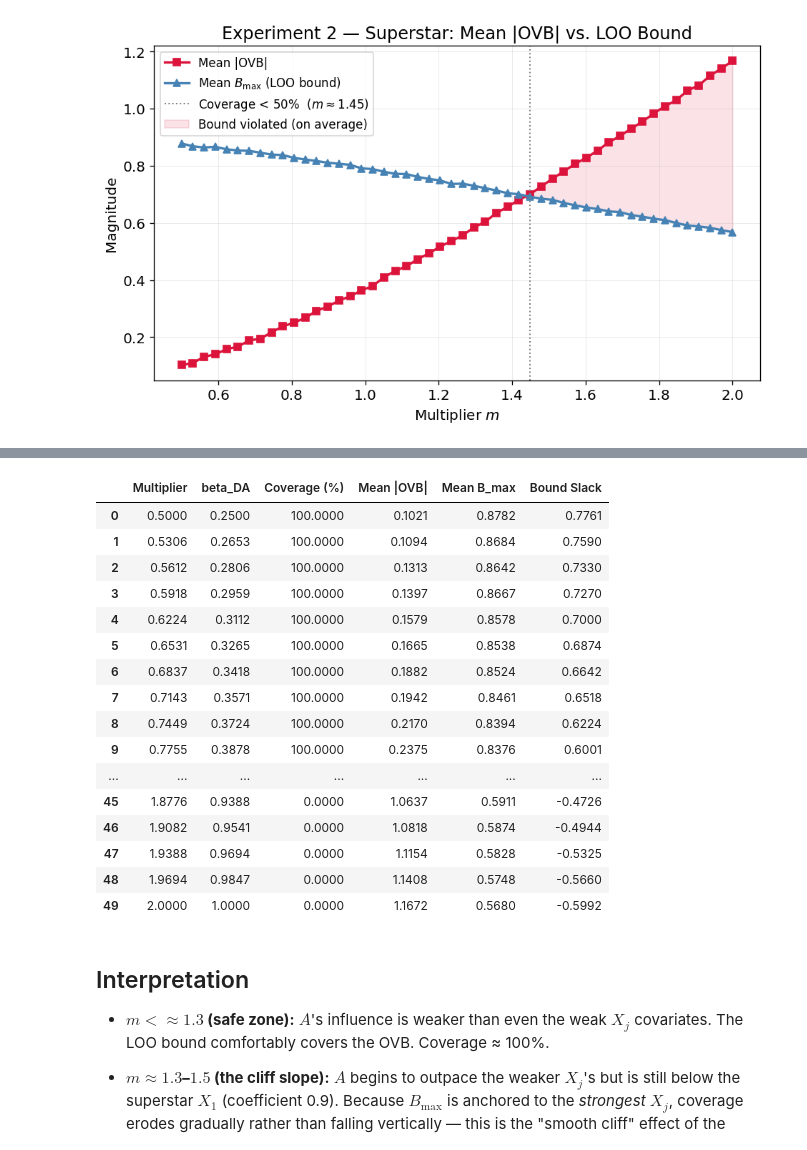
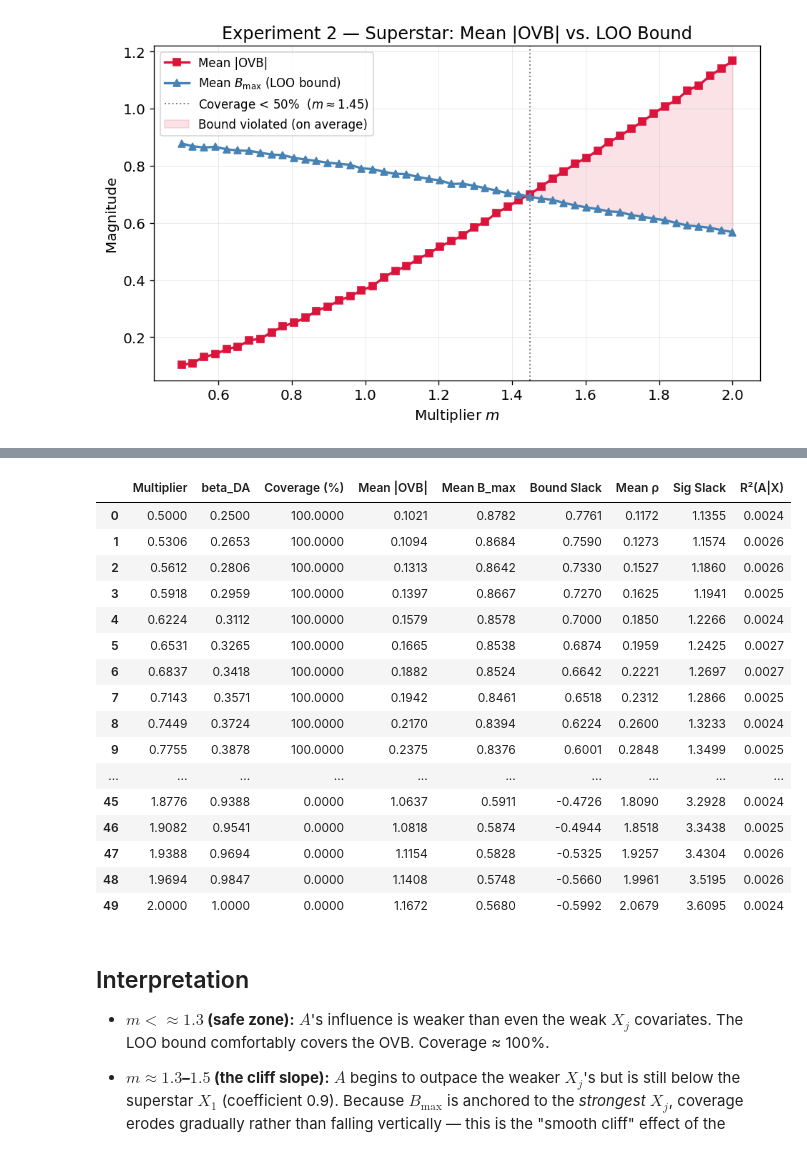
Before and after one commit to Endeville/Informal_Benchmarking, a Jupyter notebook: notebooks/experiment_02_superstar.ipynb, the cells around one changed output, grey strips where cells are left out. Drawn from its saved outputs; the diff is of its cells as text; code cells hidden in the pictures.

```diff
--- a/notebooks/experiment_02_superstar.ipynb
+++ b/notebooks/experiment_02_superstar.ipynb
@@ -55,16 +55,24 @@ coverage        = []
 mean_ovb        = []
 mean_Bmax       = []
 mean_RV         = []
+mean_rho        = []   # empirical tightness: |OVB| / B_max
+p10_rho         = []
+p90_rho         = []
+mean_sig_slack  = []   # (lower 95% CI) / B_max — headroom before significance is lost
+mean_r2_ax      = []   # God-mode: R²(A ~ X), how much of A escapes the observed proxies
 last_trial_data = {}
 
 for m_idx, multiplier in enumerate(multipliers):
     beta_da = 0.5 * multiplier
     beta_ya = 0.5 * multiplier
 
-    covered  = 0
-    ovb_vals = []
-    B_vals   = []
-    rv_vals  = []
+    covered        = 0
+    ovb_vals       = []
+    B_vals         = []
+    rv_vals        = []
+    rho_vals       = []
+    sig_slack_vals = []
+    r2_ax_vals     = []
 
     for trial in range(n_trials):
         seed = m_idx * n_trials + trial
@@ -79,6 +87,7 @@ for m_idx, multiplier in enumerate(multipliers):
 
         short_fit = sm.OLS(Y, sm.add_constant(np.column_stack([D, X]))).fit()
         tau_short = short_fit.params[1]
+        se_short  = short_fit.bse[1]
 
         loo_results, S2_full = loo_benchmark(Y, D, X)
         B_max = max(r['B'] for r in loo_results)
@@ -89,6 +98,17 @@ for m_idx, multiplier in enumerate(multipliers):
         B_vals.append(B_max)
         rv_vals.append(RV)
 
+        # Empirical tightness: fraction of the LOO budget consumed by actual bias
+        rho_vals.append(ovb / B_max if B_max > 0 else np.nan)
+
+        # Significance slack: lower 95% CI relative to the LOO budget.
+        # >1 → worst-case LOO bias can't kill significance; <0 → already insignificant.
+        lower_ci = abs(tau_short) - 1.96 * se_short
+        sig_slack_vals.append(lower_ci / B_max if B_max > 0 else np.nan)
+
+        # God-mode: how much of A's variance does X capture?
+        r2_ax_vals.append(sm.OLS(A[:, 0], sm.add_constant(X)).fit().rsquared)
+
         if ovb <= B_max:
             covered += 1
 
@@ -98,6 +118,13 @@ for m_idx, multiplier in enumerate(multipliers):
     mean_ovb.append(np.mean(ovb_vals))
     mean_Bmax.append(np.mean(B_vals))
     mean_RV.append(np.mean(rv_vals))
+    mean_rho.append(np.nanmean(rho_vals))
+    p10_rho.append(np.nanpercentile(rho_vals, 10))
+    p90_rho.append(np.nanpercentile(rho_vals, 90))
+    mean_sig_slack.append(np.nanmean(sig_slack_vals))
+    mean_r2_ax.append(np.nanmean(r2_ax_vals))
 
     print(f"m={multiplier:5.2f}  coverage={coverage[-1]:5.1f}%  "
-          f"mean|OVB|={mean_ovb[-1]:.4f}  mean B_max={mean_Bmax[-1]:.4f}  mean RV={mean_RV[-1]:.4f}")
+          f"mean|OVB|={mean_ovb[-1]:.4f}  mean B_max={mean_Bmax[-1]:.4f}  "
+          f"mean RV={mean_RV[-1]:.4f}  mean ρ={mean_rho[-1]:.3f}  "
+          f"sig_slack={mean_sig_slack[-1]:.3f}  R²(A|X)={mean_r2_ax[-1]:.4f}")
@@ -195,37 +315,42 @@ plt.show()
 # %%
 import pandas as pd
 
 df = pd.DataFrame({
     'Multiplier':   multipliers,
     'beta_DA':      0.5 * multipliers,
     'Coverage (%)': coverage,
     'Mean |OVB|':   mean_ovb,
     'Mean B_max':   mean_Bmax,
     'Bound Slack':  np.array(mean_Bmax) - np.array(mean_ovb),
+    'Mean ρ':       mean_rho,
+    'Sig Slack':    mean_sig_slack,
+    'R²(A|X)':      mean_r2_ax,
 })
 
 df = df.round(4)
 df.style.format(precision=4) \
         .background_gradient(subset=['Coverage (%)'], cmap='RdYlGn', vmin=0, vmax=100) \
-        .background_gradient(subset=['Bound Slack'],  cmap='RdYlGn', vmin=-1, vmax=1)
+        .background_gradient(subset=['Bound Slack'],  cmap='RdYlGn', vmin=-1, vmax=1) \
+        .background_gradient(subset=['Mean ρ'],       cmap='RdYlGn_r', vmin=0, vmax=1) \
+        .background_gradient(subset=['Sig Slack'],    cmap='RdYlGn', vmin=-1, vmax=2)
 # %% [output]
-|  | Multiplier | beta_DA | Coverage (%) | Mean |OVB| | Mean B_max | Bound Slack |
-| 0 | 0.5000 | 0.2500 | 100.0000 | 0.1021 | 0.8782 | 0.7761 |
-| 1 | 0.5306 | 0.2653 | 100.0000 | 0.1094 | 0.8684 | 0.7590 |
-| 2 | 0.5612 | 0.2806 | 100.0000 | 0.1313 | 0.8642 | 0.7330 |
-| 3 | 0.5918 | 0.2959 | 100.0000 | 0.1397 | 0.8667 | 0.7270 |
-| 4 | 0.6224 | 0.3112 | 100.0000 | 0.1579 | 0.8578 | 0.7000 |
-| 5 | 0.6531 | 0.3265 | 100.0000 | 0.1665 | 0.8538 | 0.6874 |
-| 6 | 0.6837 | 0.3418 | 100.0000 | 0.1882 | 0.8524 | 0.6642 |
-| 7 | 0.7143 | 0.3571 | 100.0000 | 0.1942 | 0.8461 | 0.6518 |
-| 8 | 0.7449 | 0.3724 | 100.0000 | 0.2170 | 0.8394 | 0.6224 |
-| 9 | 0.7755 | 0.3878 | 100.0000 | 0.2375 | 0.8376 | 0.6001 |
-| ... | ... | ... | ... | ... | ... | ... |
-| 45 | 1.8776 | 0.9388 | 0.0000 | 1.0637 | 0.5911 | -0.4726 |
-| 46 | 1.9082 | 0.9541 | 0.0000 | 1.0818 | 0.5874 | -0.4944 |
-| 47 | 1.9388 | 0.9694 | 0.0000 | 1.1154 | 0.5828 | -0.5325 |
-| 48 | 1.9694 | 0.9847 | 0.0000 | 1.1408 | 0.5748 | -0.5660 |
-| 49 | 2.0000 | 1.0000 | 0.0000 | 1.1672 | 0.5680 | -0.5992 |
+|  | Multiplier | beta_DA | Coverage (%) | Mean |OVB| | Mean B_max | Bound Slack | Mean ρ | Sig Slack | R²(A|X) |
+| 0 | 0.5000 | 0.2500 | 100.0000 | 0.1021 | 0.8782 | 0.7761 | 0.1172 | 1.1355 | 0.0024 |
+| 1 | 0.5306 | 0.2653 | 100.0000 | 0.1094 | 0.8684 | 0.7590 | 0.1273 | 1.1574 | 0.0026 |
+| 2 | 0.5612 | 0.2806 | 100.0000 | 0.1313 | 0.8642 | 0.7330 | 0.1527 | 1.1860 | 0.0026 |
+| 3 | 0.5918 | 0.2959 | 100.0000 | 0.1397 | 0.8667 | 0.7270 | 0.1625 | 1.1941 | 0.0025 |
+| 4 | 0.6224 | 0.3112 | 100.0000 | 0.1579 | 0.8578 | 0.7000 | 0.1850 | 1.2266 | 0.0024 |
+| 5 | 0.6531 | 0.3265 | 100.0000 | 0.1665 | 0.8538 | 0.6874 | 0.1959 | 1.2425 | 0.0027 |
+| 6 | 0.6837 | 0.3418 | 100.0000 | 0.1882 | 0.8524 | 0.6642 | 0.2221 | 1.2697 | 0.0027 |
+| 7 | 0.7143 | 0.3571 | 100.0000 | 0.1942 | 0.8461 | 0.6518 | 0.2312 | 1.2866 | 0.0025 |
+| 8 | 0.7449 | 0.3724 | 100.0000 | 0.2170 | 0.8394 | 0.6224 | 0.2600 | 1.3233 | 0.0024 |
+| 9 | 0.7755 | 0.3878 | 100.0000 | 0.2375 | 0.8376 | 0.6001 | 0.2848 | 1.3499 | 0.0025 |
+| ... | ... | ... | ... | ... | ... | ... | ... | ... | ... |
+| 45 | 1.8776 | 0.9388 | 0.0000 | 1.0637 | 0.5911 | -0.4726 | 1.8090 | 3.2928 | 0.0024 |
+| 46 | 1.9082 | 0.9541 | 0.0000 | 1.0818 | 0.5874 | -0.4944 | 1.8518 | 3.3438 | 0.0025 |
+| 47 | 1.9388 | 0.9694 | 0.0000 | 1.1154 | 0.5828 | -0.5325 | 1.9257 | 3.4304 | 0.0026 |
+| 48 | 1.9694 | 0.9847 | 0.0000 | 1.1408 | 0.5748 | -0.5660 | 1.9961 | 3.5195 | 0.0026 |
+| 49 | 2.0000 | 1.0000 | 0.0000 | 1.1672 | 0.5680 | -0.5992 | 2.0679 | 3.6095 | 0.0024 |
 # %% [markdown]
 ## Interpretation
 
```
Also changed, not shown: parts of 9 cells of this notebook, 3 other files.
